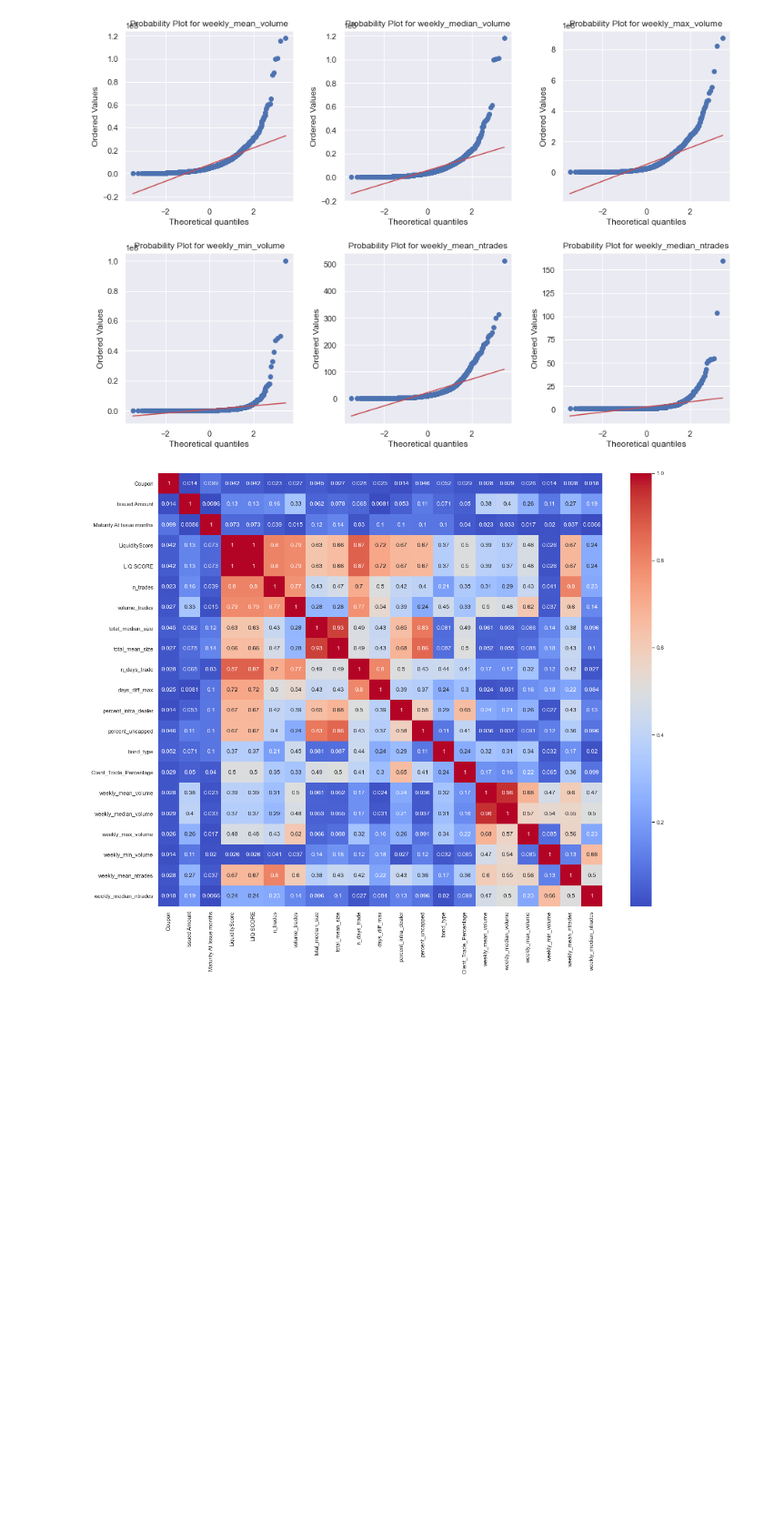
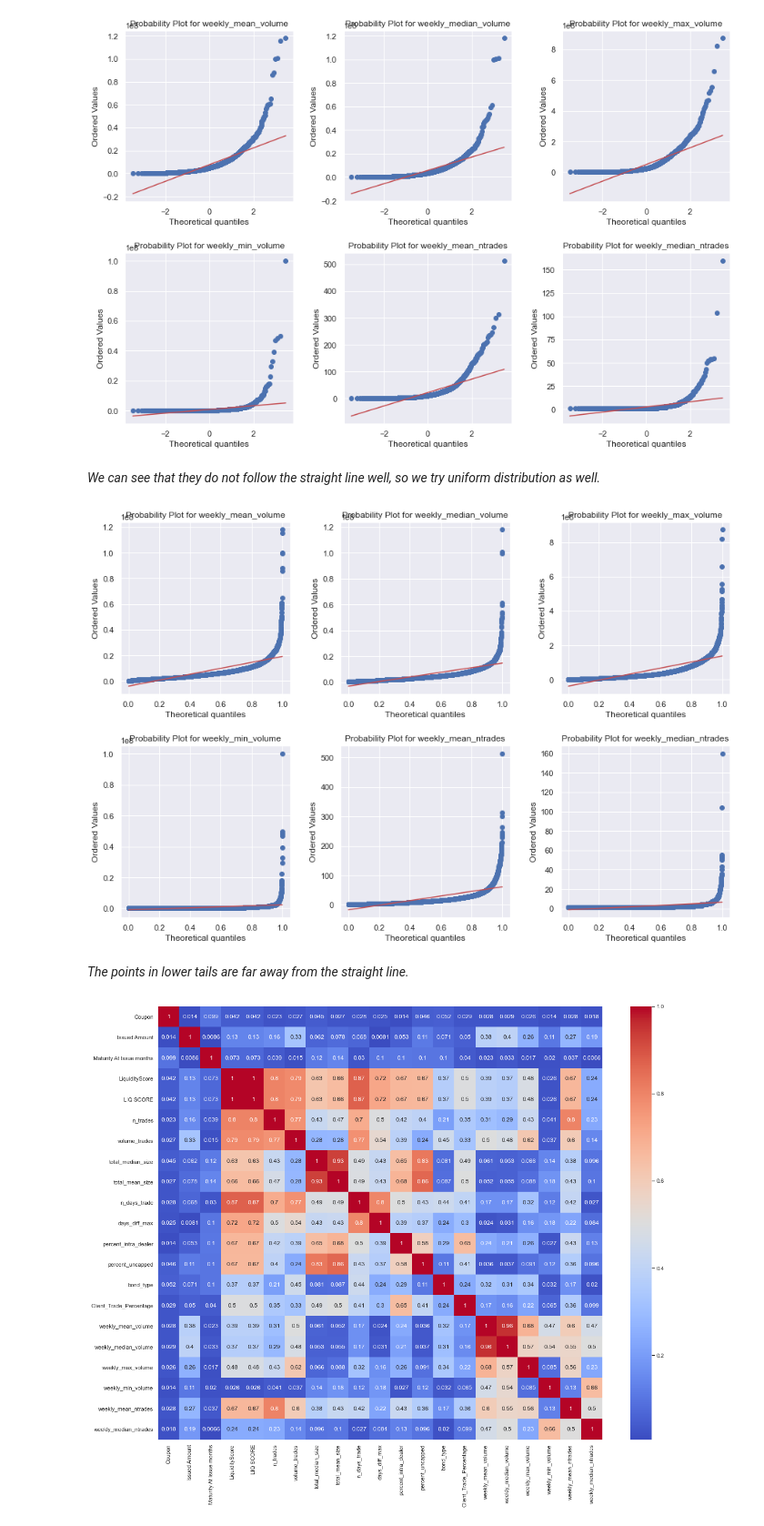
Before and after one commit to JinglunGao/IE517, a Jupyter notebook: IE517_F21_HW3/IE517_F21_HW3.ipynb, the cells around one changed output. Shown at 91% size. Drawn from its saved outputs; the diff is of its cells as text; code cells hidden in the pictures; blank space fills up the shorter version.

```diff
--- a/IE517_F21_HW3/IE517_F21_HW3.ipynb
+++ b/IE517_F21_HW3/IE517_F21_HW3.ipynb
@@ -143,6 +143,23 @@ for i in range(1, 7):
     plt.title('Probability Plot for ' + weekly_stats[i-1])
 # %% [output]
 [figure]
+# %% [markdown]
+*We can see that they do not follow the straight line well, so we try uniform distribution as well.*
+# %%
+# Generate QQ-Plots for the weekly features, and assume they are following the normal distribution
+weekly_stats = ['weekly_mean_volume', 'weekly_median_volume', 'weekly_max_volume',
+                'weekly_min_volume', 'weekly_mean_ntrades', 'weekly_median_ntrades']
+fig = plt.figure(figsize = (15,10))
+fig.subplots_adjust(hspace = 0.3, wspace = 0.3)
+
+for i in range(1, 7):
+    plt.subplot(2, 3, i)
+    stats.probplot(df[weekly_stats[i-1]], dist = "uniform", plot = plt)
+    plt.title('Probability Plot for ' + weekly_stats[i-1])
+# %% [output]
+[figure, added]
+# %% [markdown]
+*The points in lower tails are far away from the straight line.*
 # %%
 # Plot the absolute value of the corr heatmap
 corr_matrix = df.corr().abs()
```
